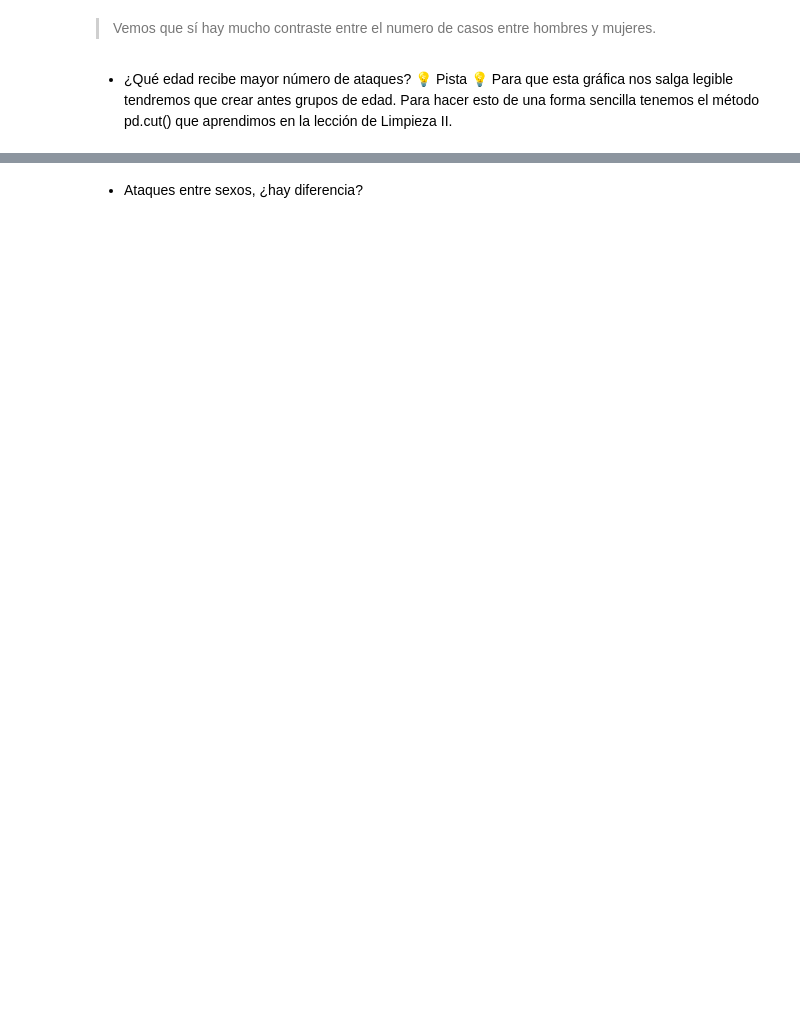
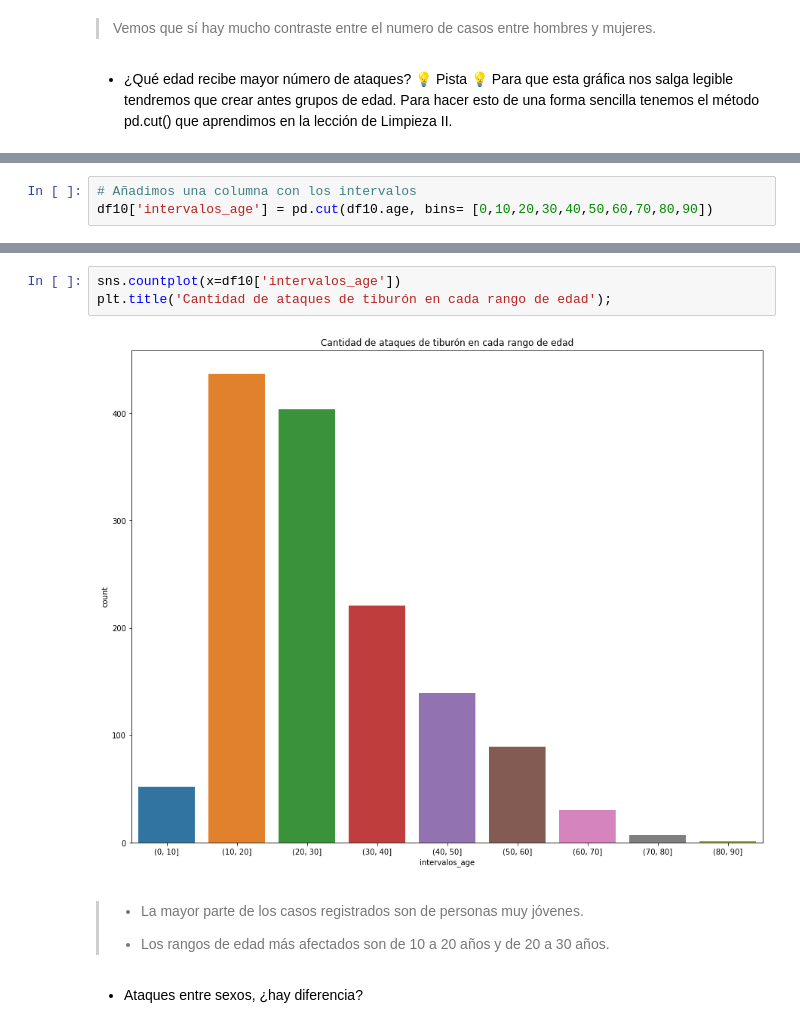
Before and after one commit to Adalab/DA-Promo-B-modulo-2-sprint-2-Ariana-Chloe, a Jupyter notebook: EDA/EDA-III.ipynb, the cells around one changed output, grey strips where cells are left out. Saved outputs shown, nothing was run; the diff lists cells and outputs as text; blank space fills up the shorter version.

```diff
--- a/EDA/EDA-III.ipynb
+++ b/EDA/EDA-III.ipynb
@@ -160,0 +171,3 @@ sns.countplot(x='country', data= df10, hue= 'sex_m_f');
+# %%
+# Añadimos una columna con los intervalos
+df10['intervalos_age'] = pd.cut(df10.age, bins= [0,10,20,30,40,50,60,70,80,90])
@@ -161,2 +185,11 @@ sns.countplot(x='country', data= df10, hue= 'sex_m_f');
+# %%
+sns.countplot(x=df10['intervalos_age'])
+plt.title('Cantidad de ataques de tiburón en cada rango de edad');
+# %% [output]
+[figure, added]
+# %% [markdown]
+>* La mayor parte de los casos registrados son de personas muy jóvenes.
+>
+>* Los rangos de edad más afectados son de 10 a 20 años y de 20 a 30 años.
 # %% [markdown]
 * Ataques entre sexos, ¿hay diferencia?
```
Also changed, not shown: parts of 14 cells of this notebook, 9 other files.
